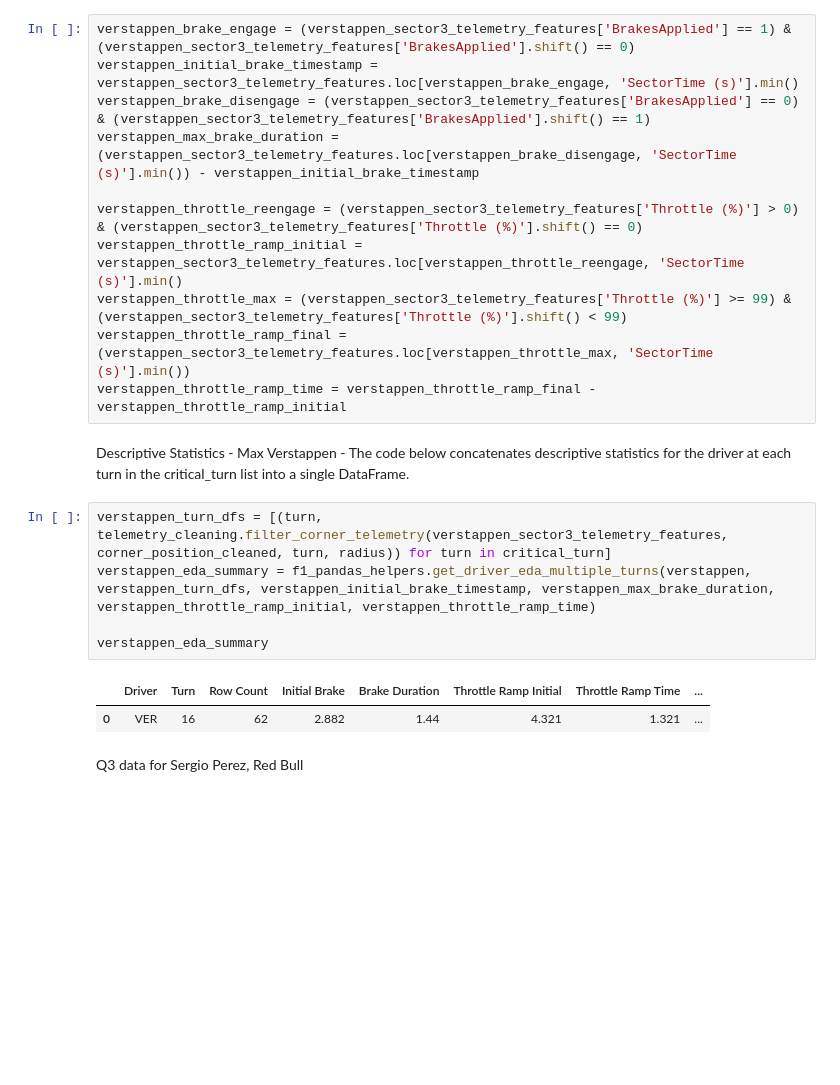
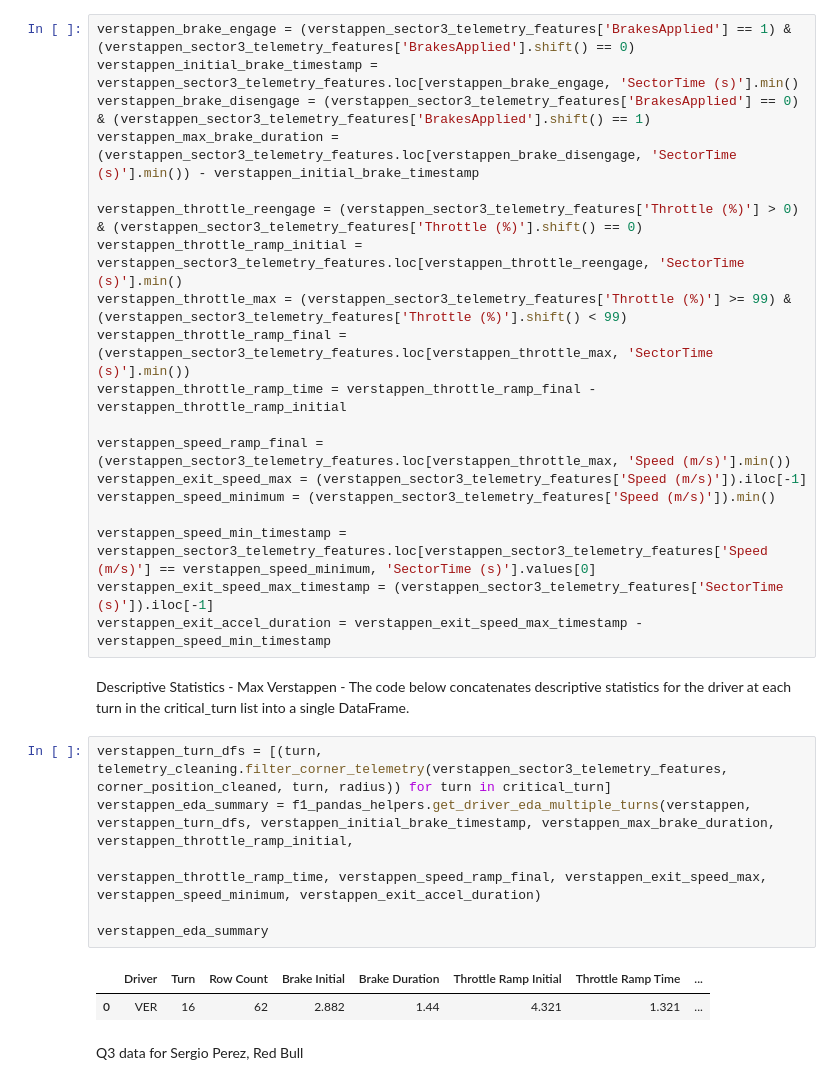
Before and after one commit to PESIII23/f1-driving-style-analytics-tool, a Jupyter notebook: notebooks/02_multi_driver_analysis copy.ipynb, the cells around one changed output. Drawn from its saved outputs; the diff is of its cells as text; blank space fills up the shorter version.

```diff
--- a/notebooks/02_multi_driver_analysis copy.ipynb
+++ b/notebooks/02_multi_driver_analysis copy.ipynb
@@ -231,15 +269,24 @@ verstappen_throttle_ramp_initial = verstappen_sector3_telemetry_features.loc[ver
 verstappen_throttle_max = (verstappen_sector3_telemetry_features['Throttle (%)'] >= 99) & (verstappen_sector3_telemetry_features['Throttle (%)'].shift() < 99)
 verstappen_throttle_ramp_final = (verstappen_sector3_telemetry_features.loc[verstappen_throttle_max, 'SectorTime (s)'].min())
 verstappen_throttle_ramp_time = verstappen_throttle_ramp_final - verstappen_throttle_ramp_initial
+
+verstappen_speed_ramp_final = (verstappen_sector3_telemetry_features.loc[verstappen_throttle_max, 'Speed (m/s)'].min())
+verstappen_exit_speed_max = (verstappen_sector3_telemetry_features['Speed (m/s)']).iloc[-1]
+verstappen_speed_minimum = (verstappen_sector3_telemetry_features['Speed (m/s)']).min()
+
+verstappen_speed_min_timestamp = verstappen_sector3_telemetry_features.loc[verstappen_sector3_telemetry_features['Speed (m/s)'] == verstappen_speed_minimum, 'SectorTime (s)'].values[0]
+verstappen_exit_speed_max_timestamp = (verstappen_sector3_telemetry_features['SectorTime (s)']).iloc[-1]
+verstappen_exit_accel_duration = verstappen_exit_speed_max_timestamp - verstappen_speed_min_timestamp
 # %% [markdown]
 Descriptive Statistics - Max Verstappen - The code below concatenates descriptive statistics for the driver at each turn in the critical_turn list into a single DataFrame.
 # %%
 verstappen_turn_dfs = [(turn, telemetry_cleaning.filter_corner_telemetry(verstappen_sector3_telemetry_features, corner_position_cleaned, turn, radius)) for turn in critical_turn]
-verstappen_eda_summary = f1_pandas_helpers.get_driver_eda_multiple_turns(verstappen, verstappen_turn_dfs, verstappen_initial_brake_timestamp, verstappen_max_brake_duration, verstappen_throttle_ramp_initial, verstappen_throttle_ramp_time)
+verstappen_eda_summary = f1_pandas_helpers.get_driver_eda_multiple_turns(verstappen, verstappen_turn_dfs, verstappen_initial_brake_timestamp, verstappen_max_brake_duration, verstappen_throttle_ramp_initial,
+                                                                         verstappen_throttle_ramp_time, verstappen_speed_ramp_final, verstappen_exit_speed_max, verstappen_speed_minimum, verstappen_exit_accel_duration)
 
 verstappen_eda_summary
 # %% [output]
-|  | Driver | Turn | Row Count | Initial Brake | Brake Duration | Throttle Ramp Initial | Throttle Ramp Time | ... |
+|  | Driver | Turn | Row Count | Brake Initial | Brake Duration | Throttle Ramp Initial | Throttle Ramp Time | ... |
 | 0 | VER | 16 | 62 | 2.882 | 1.44 | 4.321 | 1.321 | ... |
 # %% [markdown]
 Q3 data for Sergio Perez, Red Bull
```
Also changed, not shown: parts of 33 cells of this notebook, 1 other file.
